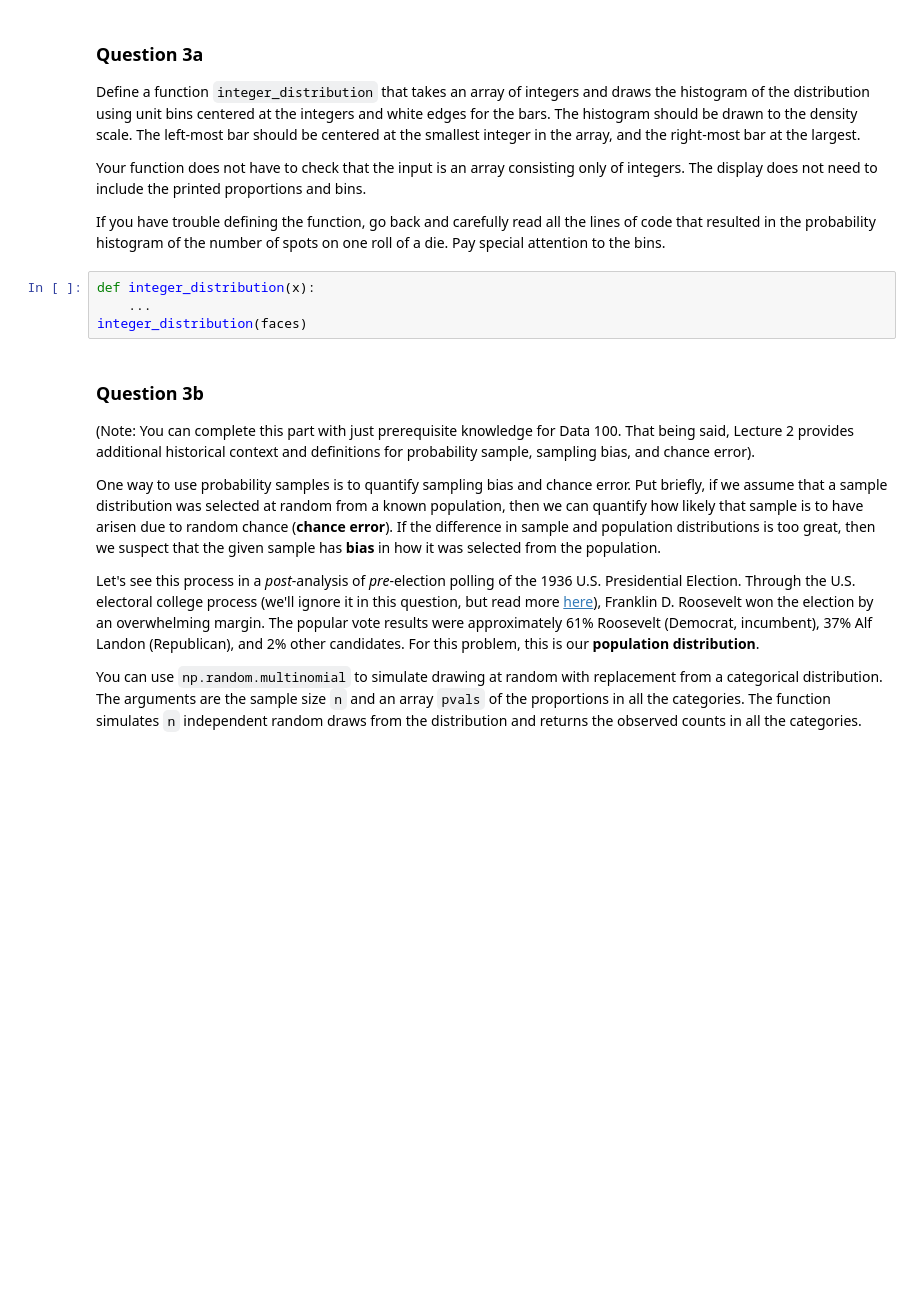
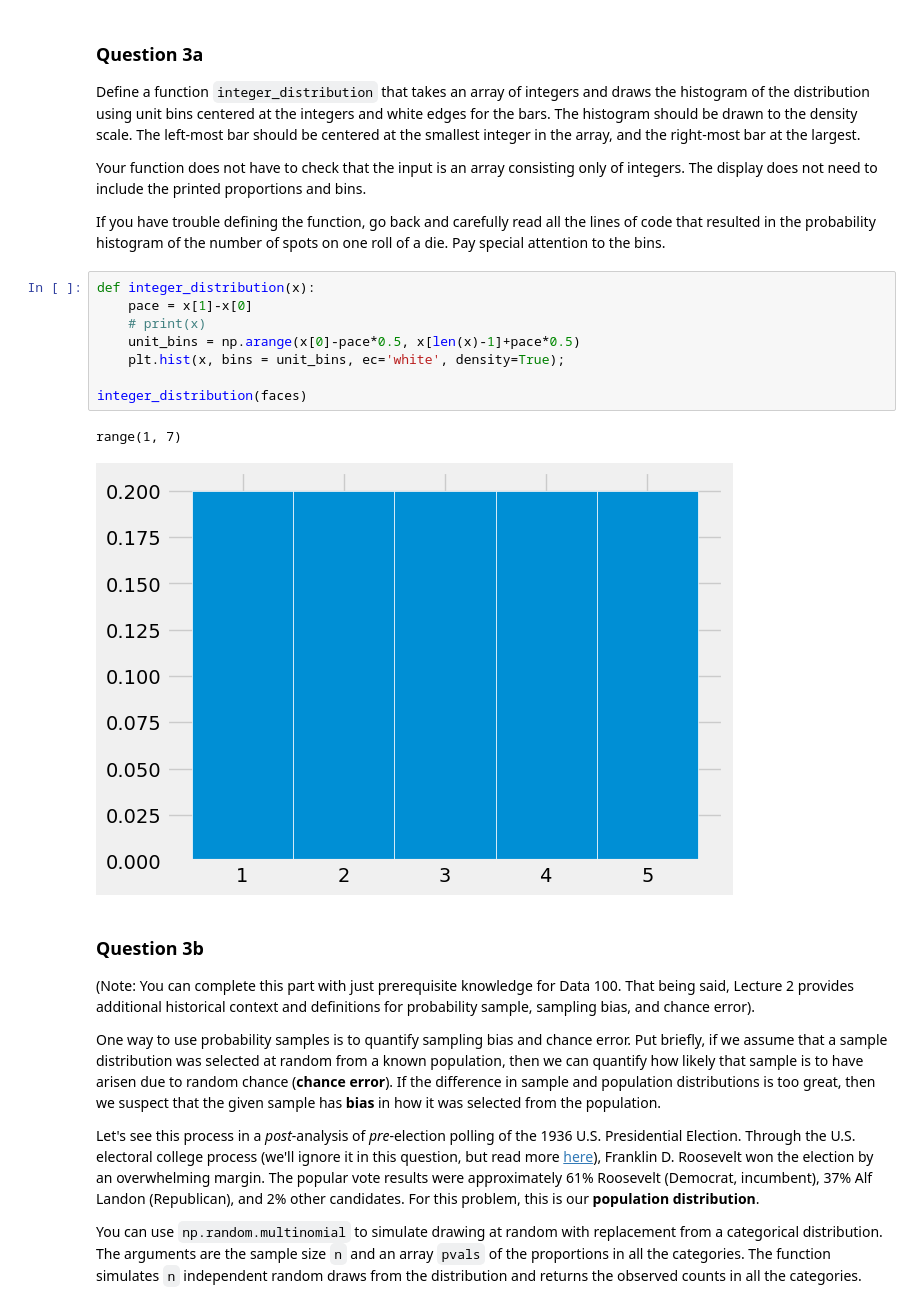
Before and after one commit to abandon888/sp22, a Jupyter notebook: hw/hw01/hw01.ipynb, the cells around one changed output. Drawn from its saved outputs; the diff is of its cells as text; blank space fills up the shorter version.

```diff
--- a/hw/hw01/hw01.ipynb
+++ b/hw/hw01/hw01.ipynb
@@ -401,10 +419,17 @@ If you have trouble defining the function, go back and carefully read all the li
     name: q3a
     manual: true
 -->
-# %%
-def integer_distribution(x):
-    ...
-integer_distribution(faces)
+# %%
+def integer_distribution(x):
+    pace = x[1]-x[0]
+    # print(x)
+    unit_bins = np.arange(x[0]-pace*0.5, x[len(x)-1]+pace*0.5)
+    plt.hist(x, bins = unit_bins, ec='white', density=True);
+
+integer_distribution(faces)
+# %% [output]
+range(1, 7)
+[figure, added]
 # %% [markdown]
 <!-- END QUESTION -->
 
```
Also changed, not shown: parts of 4 cells of this notebook.
